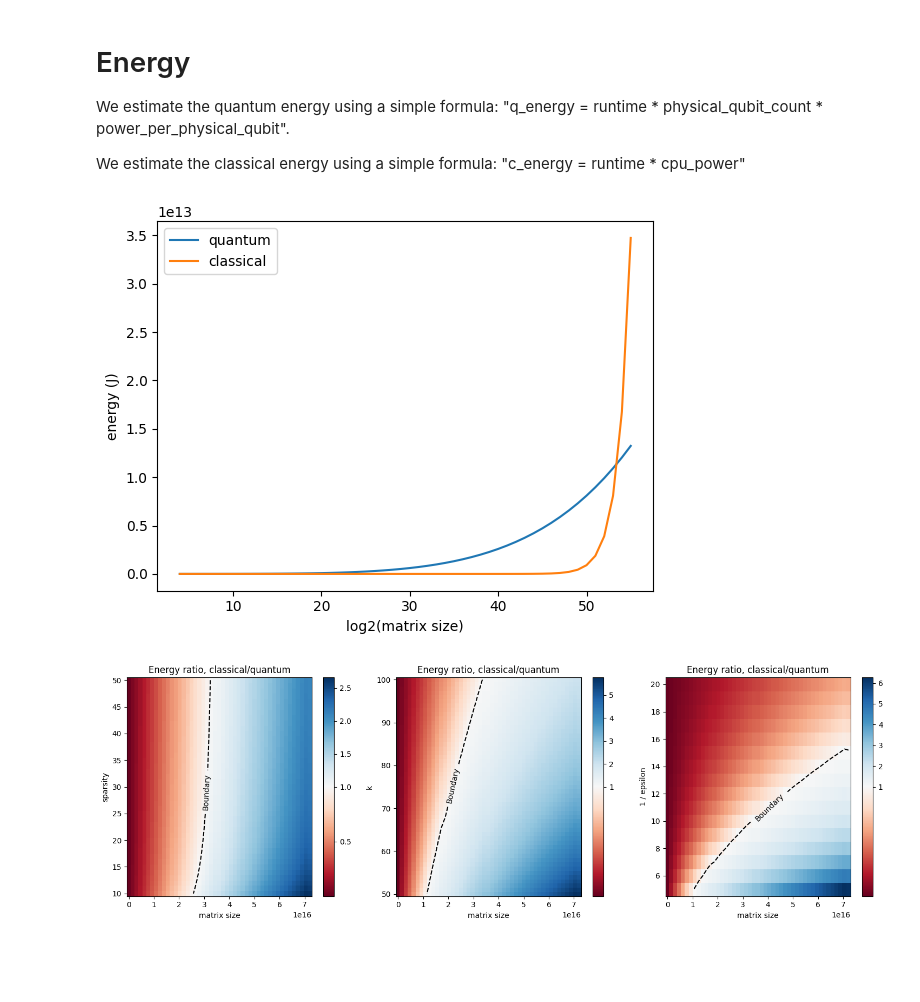
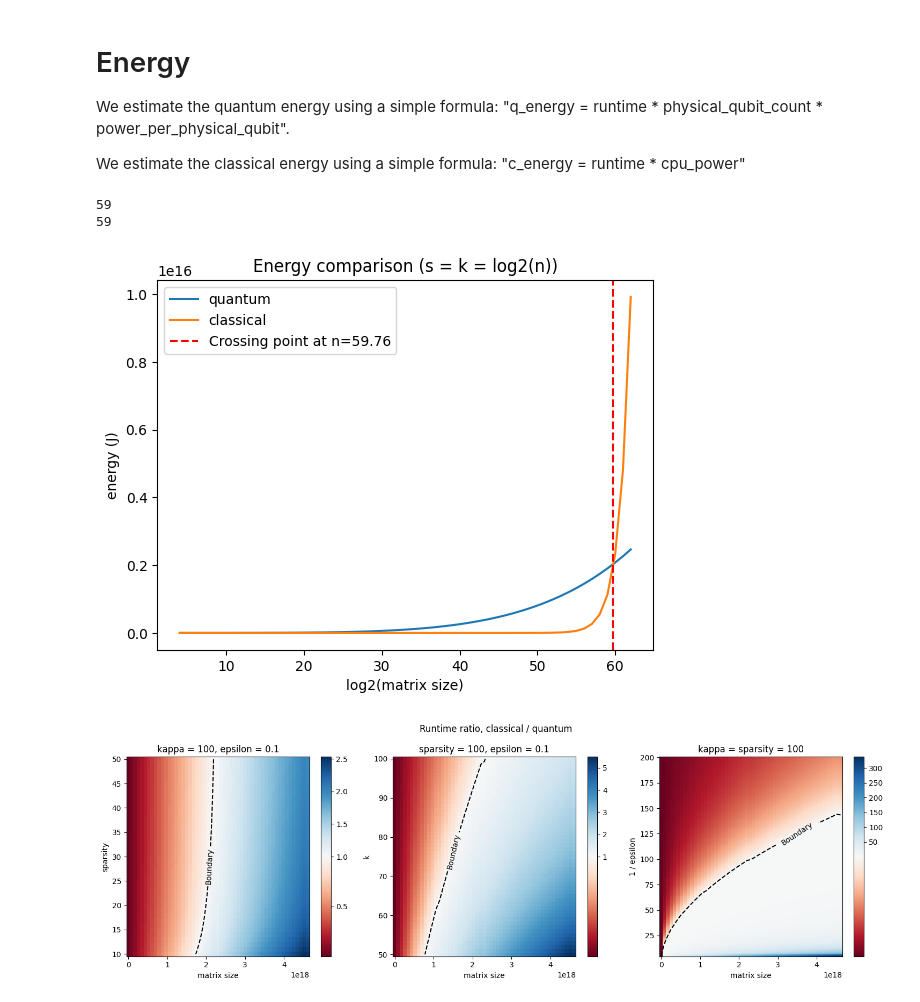
Before and after one commit to tiger9tu/HHL, a Jupyter notebook: tools/heatmap.ipynb, the cells around one changed output. Cells and saved outputs as stored; diff of their text form; code cells hidden in the pictures; blank space fills up the shorter version.

```diff
--- a/tools/heatmap.ipynb
+++ b/tools/heatmap.ipynb
@@ -235,37 +243,71 @@ def calculate_c_energy(k,s,epsilon_inv,N):
     return runtime * power
+# %%
+def calculate_log_q_energy(k, s, epsilon_inv, N):
+    return np.log10(calculate_q_energy(k, s, epsilon_inv, N))
+
+def calculate_log_c_energy(k, s, epsilon_inv, N):
+    return np.log10(calculate_c_energy(k, s, epsilon_inv, N))
+
+def calculate_log_ratio(q_data, c_data,N, n_start):
+    # return 10**(c_energy - q_energy)
+
+    ratio = c_data
+    for i in range(0, N.shape[0]):
+        for j in range(0, N.shape[1]):
+            q_j= np.floor(np.log2(N[i, j])).astype(int) - n_start
+            ratio[i, j] = 10**( ratio[i, j] - q_data[i, q_j])
+    return ratio
 # %%
 def plot_energy_line_graph():
-    epsilon_inv  = 10
+
+    epsilon_inv  = 100
     n_start = 4
-    n_end = 56
+    n_end = 63
 
     n = np.arange(n_start, n_end, 1)
     k = n
     s = n
 
     q_energy = calculate_q_energy(k, s, epsilon_inv, 2**n)
-    c_energy = calculate_c_energy(k, s, epsilon_inv, 2**n)
+    c_energy = []
+    for i in range(n_start, n_end):
+        c_energy.append(calculate_c_energy(int(k[i - n_start]), int(s[i - n_start]), epsilon_inv, 2**i))
+
+    print(len(c_energy))
+    print(len(q_energy))
 
     fig, ax = plt.subplots()
     ax.plot(n, q_energy, label="quantum")
     ax.plot(n, c_energy, label="classical")
+
+    # Find the crossing point
+    crossing_index = np.where(np.diff(np.sign(q_energy - c_energy)))[0][0]
+    crossing_n = n[crossing_index] + (c_energy[crossing_index] - q_energy[crossing_index]) / (q_energy[crossing_index + 1] - q_energy[crossing_index] - c_energy[crossing_index + 1] + c_energy[crossing_index])
+
+    # Mark the crossing point
+    ax.axvline(x=crossing_n, color='r', linestyle='--', label=f'Crossing point at n={crossing_n:.2f}')
+
     ax.set_xlabel("log2(matrix size)")
     ax.set_ylabel("energy (J)")
     ax.legend()
+    ax.set_title("Energy comparison (s = k = log2(n))")
+    fig.savefig("energy_line.pdf")
     plt.show()
 
 plot_energy_line_graph()
 # %% [output]
+59
+59
-[figure, old version]
+[figure, new version]
 # %%
 def plot_energy_heatmap():  # set this function to avoid conflict variables
 
     s_start, s_end, ds = 10, 50, 1
     k_start, k_end, dk = 50, 100, 1
-    epsilon_inv_start, epsilon_inv_end, depslilon_inv = 5, 20, 1
+    epsilon_inv_start, epsilon_inv_end, depslilon_inv = 5, 200, 1
 
-    fix_k, fix_epsilon_inv, fix_s = 100, 10, 100
-    n_start, n_end, dn = 10, 56, 1
+    fix_k, fix_epsilon_inv, fix_s = 100, 100, 100
+    n_start, n_end, dn = 10, 62, 1
 
     # big N used by classical plot
     N_start = 2**n_start
@@ -281,9 +323,9 @@ def plot_energy_heatmap():  # set this function to avoid conflict variables
     s, n = np.mgrid[s_start : s_end + ds : ds, n_start : n_end + dn : dn]
     _, n_s_N = np.mgrid[s_start : s_end + ds : ds, N_start : N_end + dN : dN]
 
-    n_s_q_energy = calculate_q_energy(fix_k, s, fix_epsilon_inv, 2**n)
-    n_s_c_energy = calculate_c_energy(fix_k, s, fix_epsilon_inv, n_s_N)
-    n_s_ratio = calculate_ratio(n_s_q_energy, n_s_c_energy, n_s_N, n_start)
+    n_s_q_energy = calculate_log_q_energy(fix_k, s, fix_epsilon_inv, 2**n)
+    n_s_c_energy = calculate_log_c_energy(fix_k, s, fix_epsilon_inv, n_s_N)
+    n_s_ratio = calculate_log_ratio(n_s_q_energy, n_s_c_energy, n_s_N, n_start)
 
     assert n_s_ratio.max() > 1
 
@@ -294,7 +336,7 @@ def plot_energy_heatmap():  # set this function to avoid conflict variables
         n_s_N,
         s,
         n_s_ratio,
-        "Energy ratio, classical/quantum",
+        "kappa = 100, epsilon = 0.1",
         "matrix size",
         "sparsity",
     )
@@ -304,9 +346,9 @@ def plot_energy_heatmap():  # set this function to avoid conflict variables
     ###############################
     k, n = np.mgrid[k_start : k_end + dk : dk, n_start : n_end + dn : dn]
     _, n_k_N = np.mgrid[k_start : k_end + dk : dk, N_start : N_end + dN : dN]
-    n_k_q_energy = calculate_q_energy(k, fix_s, fix_epsilon_inv, 2**n)
-    n_k_c_energy= calculate_c_energy(k, fix_s, fix_epsilon_inv, n_k_N)
-    n_k_ratio = calculate_ratio(n_k_q_energy, n_k_c_energy, n_k_N, n_start)
+    n_k_q_energy = calculate_log_q_energy(k, fix_s, fix_epsilon_inv, 2**n)
+    n_k_c_energy= calculate_log_c_energy(k, fix_s, fix_epsilon_inv, n_k_N)
+    n_k_ratio = calculate_log_ratio(n_k_q_energy, n_k_c_energy, n_k_N, n_start)
 
 
     sub_plot(
@@ -315,7 +357,7 @@ def plot_energy_heatmap():  # set this function to avoid conflict variables
         n_k_N,
         k,
         n_k_ratio,
-        "Energy ratio, classical/quantum",
+        "sparsity = 100, epsilon = 0.1",
         "matrix size",
         "k",
     )
@@ -325,35 +367,36 @@ def plot_energy_heatmap():  # set this function to avoid conflict variables
     ###############################
 
     epsilon, n = np.mgrid[
         epsilon_inv_start : epsilon_inv_end + depslilon_inv : depslilon_inv,
         n_start : n_end + dn : dn,
     ]
     _, n_epsilon_N = np.mgrid[
         epsilon_inv_start : epsilon_inv_end + depslilon_inv : depslilon_inv,
         N_start : N_end + dN : dN,
     ]
-    n_epsilon_q_energy = calculate_q_energy(fix_k, fix_s, epsilon, 2**n)
-    n_epsilon_c_energy= calculate_c_energy(fix_k, fix_s, epsilon, n_epsilon_N)
-    n_epsilon_ratio = calculate_ratio(
+    n_epsilon_q_energy = calculate_log_q_energy(fix_k, fix_s, epsilon, 2**n)
+    n_epsilon_c_energy= calculate_log_c_energy(fix_k, fix_s, epsilon, n_epsilon_N)
+    n_epsilon_ratio = calculate_log_ratio(
         n_epsilon_q_energy, n_epsilon_c_energy, n_epsilon_N, n_start
     )
 
     sub_plot(
         fig,
         axs[2],
         n_epsilon_N,
         epsilon,
         n_epsilon_ratio,
-        "Energy ratio, classical/quantum",
+        "kappa = sparsity = 100",
         "matrix size",
         "1 / epsilon",
     )
 
+    fig.suptitle("Runtime ratio, classical / quantum")
     plt.tight_layout()
 
     plt.show()
 
 
 plot_energy_heatmap()
 # %% [output]
-[figure, old version]
+[figure, new version]
```
Also changed, not shown: parts of 4 cells of this notebook, 7 other files.
